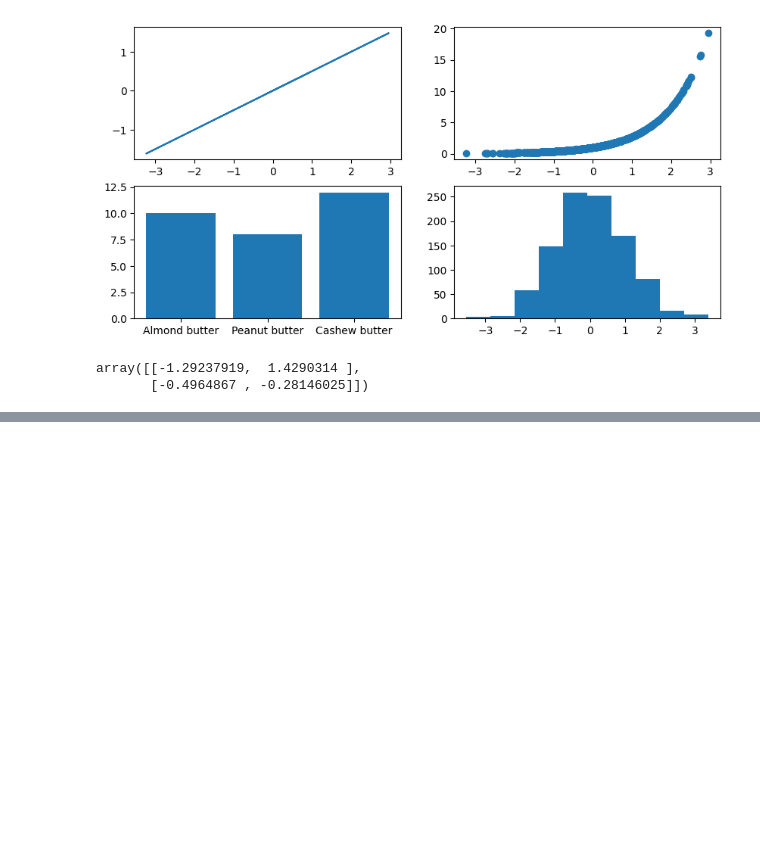
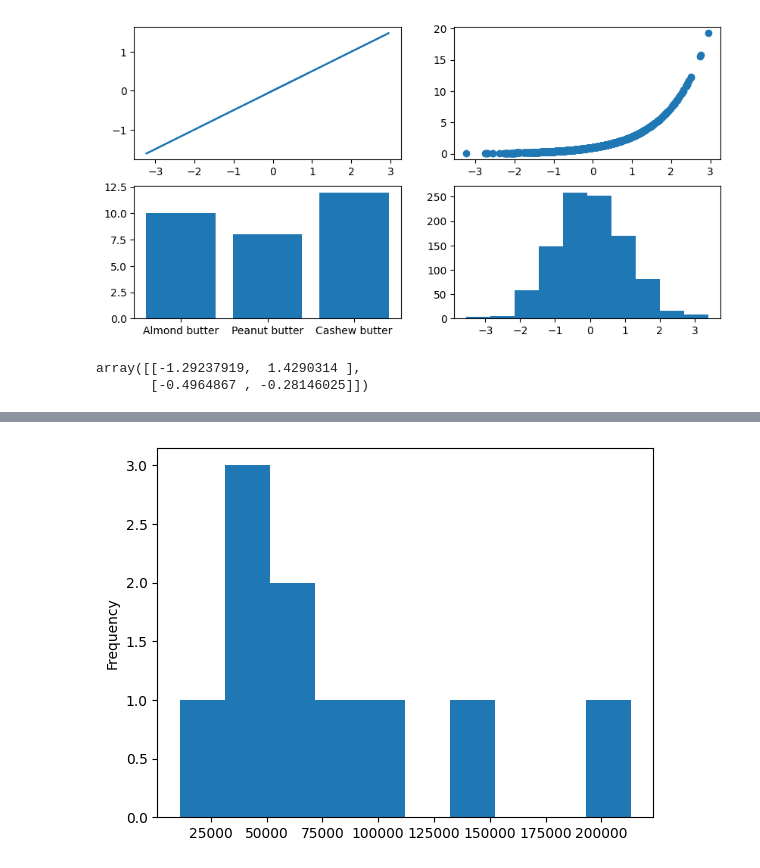
Before and after one commit to codekalimi/zero-to-mastery-ml, a Jupyter notebook: section-matplotlib/intro-matplotlib.ipynb, the cells around one changed output, grey strips where cells are left out. Cells and saved outputs as stored; diff of their text form; code cells hidden in the pictures; blank space fills up the shorter version.

```diff
--- a/section-matplotlib/intro-matplotlib.ipynb
+++ b/section-matplotlib/intro-matplotlib.ipynb
@@ -234,0 +317,4 @@ array([[-1.29237919,  1.4290314 ],
+# %%
+car_sales["Odometer (KM)"].plot.hist();
+# %% [output]
+[figure, added]
```
Also changed, not shown: parts of 10 cells of this notebook.
